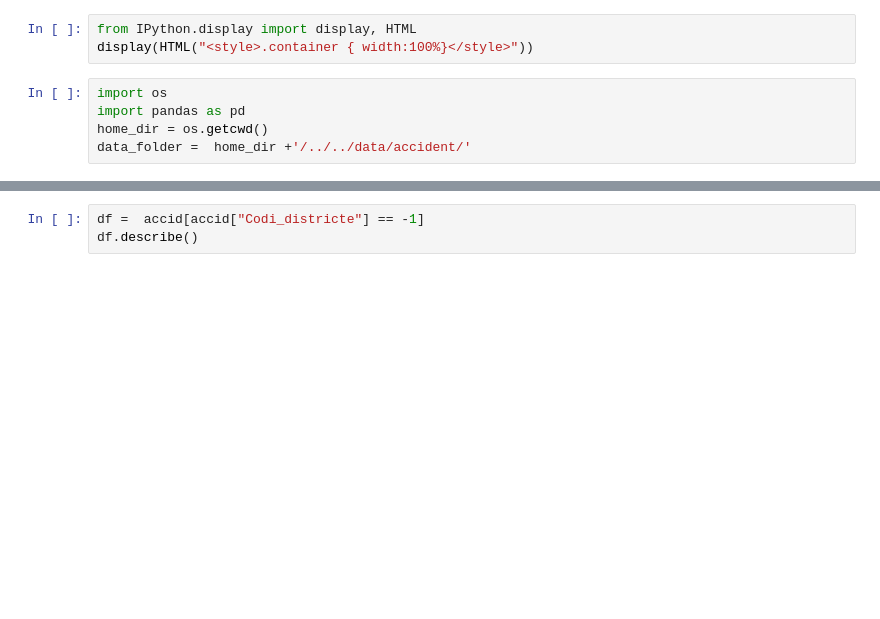
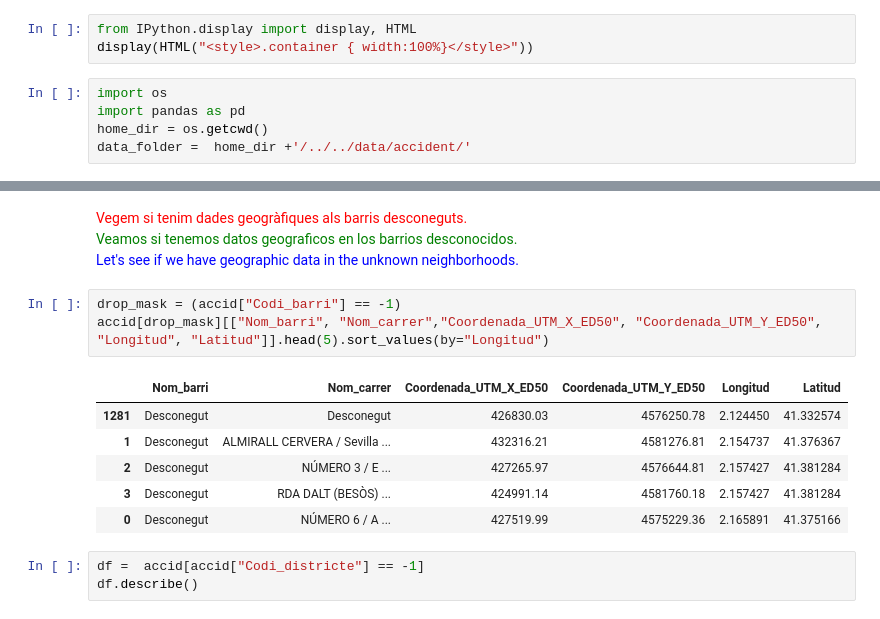
Before and after one commit to luismiguelcasadodiaz/jump2digital, a Jupyter notebook: src/accid/pre_accid.ipynb, the cells around one changed output, grey strips where cells are left out. Saved outputs shown, nothing was run; the diff lists cells and outputs as text; blank space fills up the shorter version.

```diff
--- a/src/accid/pre_accid.ipynb
+++ b/src/accid/pre_accid.ipynb
@@ -84,3 +203,15 @@ NameError: name 'files' is not defined
+# %% [markdown]
+<span style='color:red'> Vegem si tenim dades geogràfiques als barris desconeguts.<br> </span><span style='color:green'> Veamos si tenemos datos geograficos en los barrios desconocidos. <br></span><span style='color:blue'> Let's see if we have geographic data in the unknown neighborhoods. <br></span>
+# %%
+drop_mask = (accid["Codi_barri"] == -1)
+accid[drop_mask][["Nom_barri", "Nom_carrer","Coordenada_UTM_X_ED50", "Coordenada_UTM_Y_ED50", "Longitud",	"Latitud"]].head(5).sort_values(by="Longitud")
+# %% [output]
+|  | Nom_barri | Nom_carrer | Coordenada_UTM_X_ED50 | Coordenada_UTM_Y_ED50 | Longitud | Latitud |
+| 1281 | Desconegut | Desconegut | 426830.03 | 4576250.78 | 2.124450 | 41.332574 |
+| 1 | Desconegut | ALMIRALL CERVERA / Sevilla ... | 432316.21 | 4581276.81 | 2.154737 | 41.376367 |
+| 2 | Desconegut | NÚMERO 3 / E ... | 427265.97 | 4576644.81 | 2.157427 | 41.381284 |
+| 3 | Desconegut | RDA DALT (BESÒS) ... | 424991.14 | 4581760.18 | 2.157427 | 41.381284 |
+| 0 | Desconegut | NÚMERO 6 / A ... | 427519.99 | 4575229.36 | 2.165891 | 41.375166 |
 # %%
 df =  accid[accid["Codi_districte"] == -1]
 df.describe()
```
Also changed, not shown: parts of 15 cells of this notebook, 13 other files.
